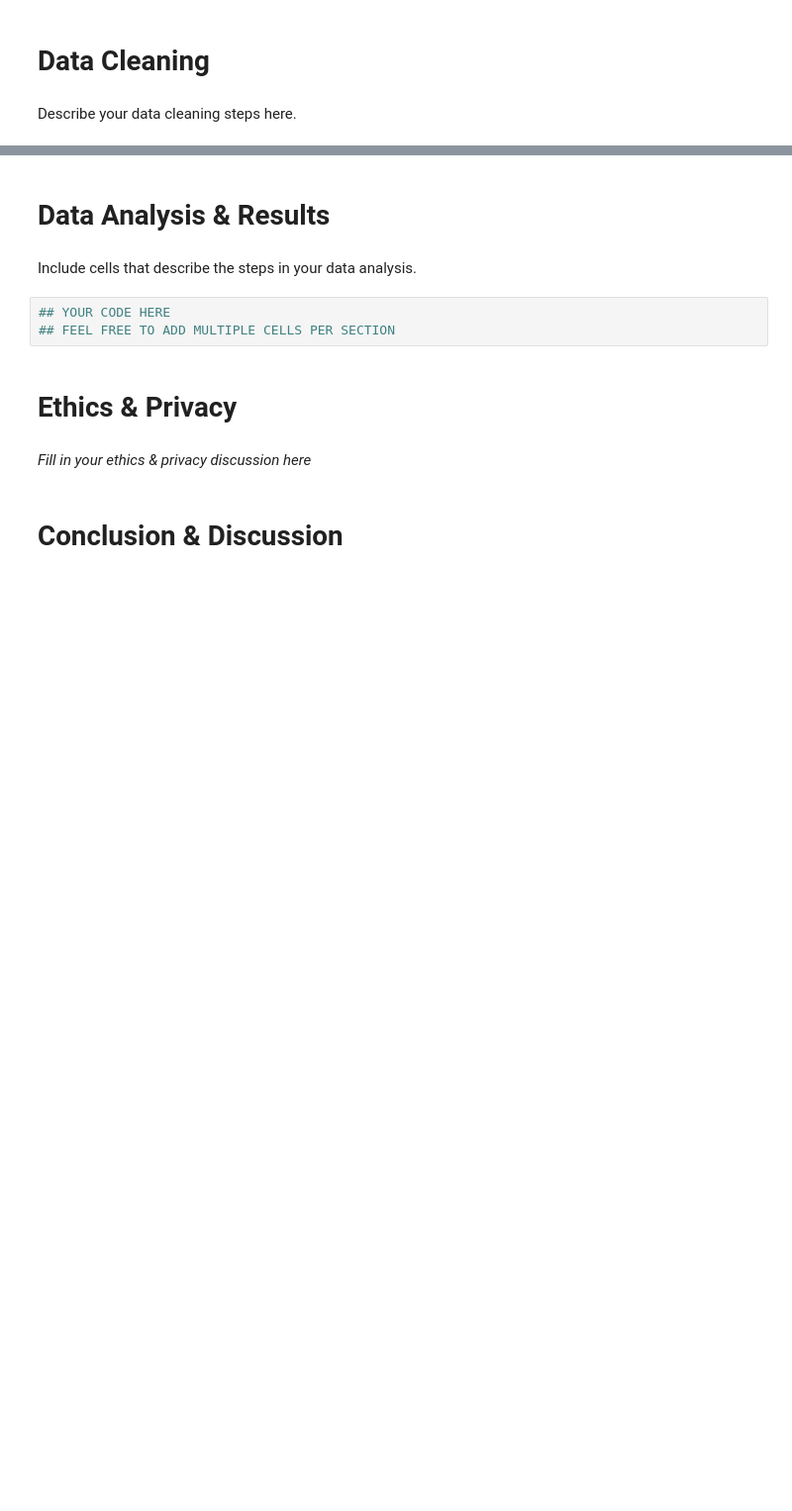
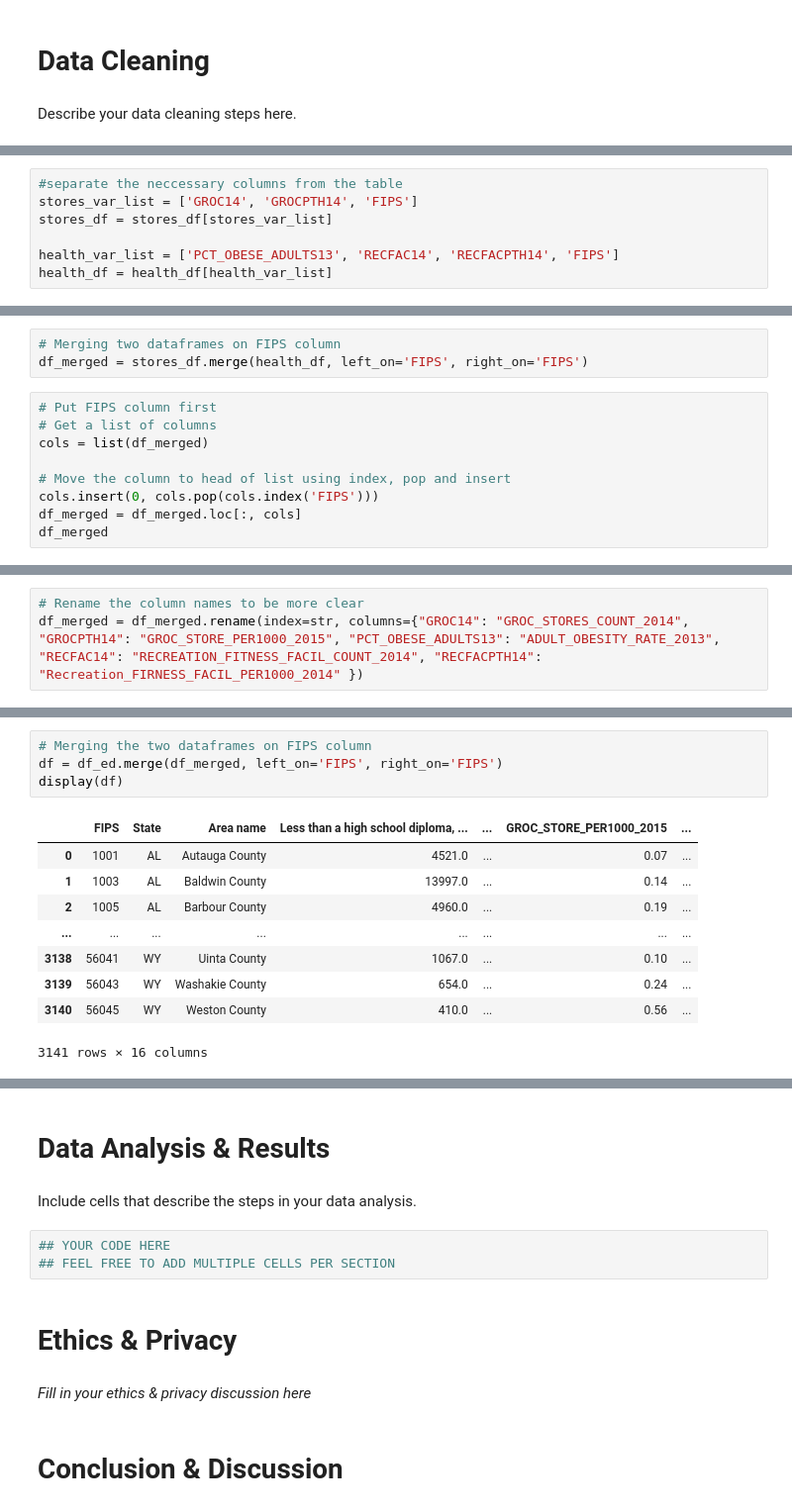
Before and after one commit to cwguan/COGS108-FinalProject, a Jupyter notebook: FinalProject.ipynb, the cells around one changed output, grey strips where cells are left out. Shown: that part at 99% size. Drawn from its saved outputs; the diff is of its cells as text; blank space fills up the shorter version.

Commit message:
Transferred Melody & Diana's cleaning/merging to final project repo

```diff
--- a/FinalProject.ipynb
+++ b/FinalProject.ipynb
@@ -62,0 +181,7 @@ Describe your data cleaning steps here.
+# %%
+#separate the neccessary columns from the table
+stores_var_list = ['GROC14', 'GROCPTH14', 'FIPS']
+stores_df = stores_df[stores_var_list]
+
+health_var_list = ['PCT_OBESE_ADULTS13', 'RECFAC14', 'RECFACPTH14', 'FIPS']
+health_df = health_df[health_var_list]
@@ -62,0 +212,12 @@ Describe your data cleaning steps here.
+# %%
+# Merging two dataframes on FIPS column
+df_merged = stores_df.merge(health_df, left_on='FIPS', right_on='FIPS')
+# %%
+# Put FIPS column first
+# Get a list of columns
+cols = list(df_merged)
+
+# Move the column to head of list using index, pop and insert
+cols.insert(0, cols.pop(cols.index('FIPS')))
+df_merged = df_merged.loc[:, cols]
+df_merged
@@ -62,0 +234,3 @@ Describe your data cleaning steps here.
+# %%
+# Rename the column names to be more clear
+df_merged = df_merged.rename(index=str, columns={"GROC14": "GROC_STORES_COUNT_2014", "GROCPTH14": "GROC_STORE_PER1000_2015", "PCT_OBESE_ADULTS13": "ADULT_OBESITY_RATE_2013", "RECFAC14": "RECREATION_FITNESS_FACIL_COUNT_2014", "RECFACPTH14": "Recreation_FIRNESS_FACIL_PER1000_2014" })
@@ -62,0 +259,14 @@ Describe your data cleaning steps here.
+# %%
+# Merging the two dataframes on FIPS column
+df = df_ed.merge(df_merged, left_on='FIPS', right_on='FIPS')
+display(df)
+# %% [output]
+|  | FIPS | State | Area name | Less than a high school diploma, ... | ... | GROC_STORE_PER1000_2015 | ... |
+| 0 | 1001 | AL | Autauga County | 4521.0 | ... | 0.07 | ... |
+| 1 | 1003 | AL | Baldwin County | 13997.0 | ... | 0.14 | ... |
+| 2 | 1005 | AL | Barbour County | 4960.0 | ... | 0.19 | ... |
+| ... | ... | ... | ... | ... | ... | ... | ... |
+| 3138 | 56041 | WY | Uinta County | 1067.0 | ... | 0.10 | ... |
+| 3139 | 56043 | WY | Washakie County | 654.0 | ... | 0.24 | ... |
+| 3140 | 56045 | WY | Weston County | 410.0 | ... | 0.56 | ... |
+3141 rows × 16 columns
```
Also changed, not shown: parts of 15 cells of this notebook.
